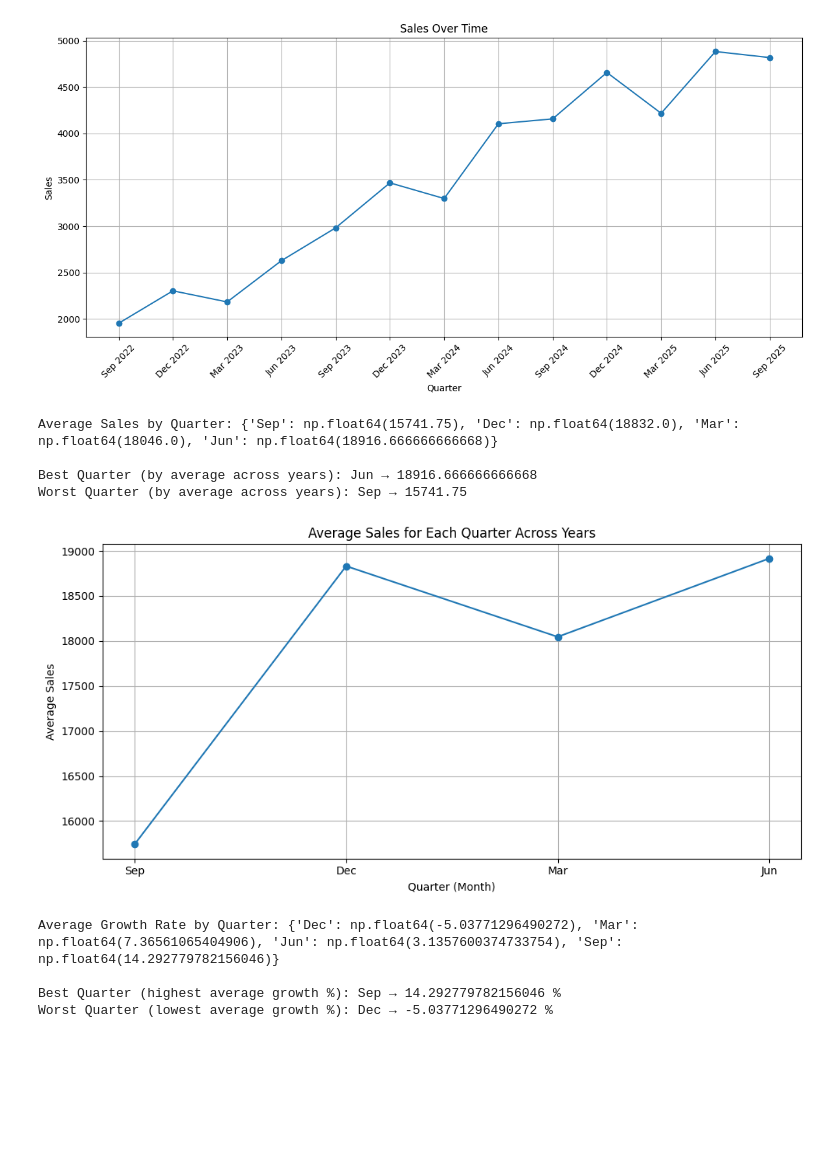
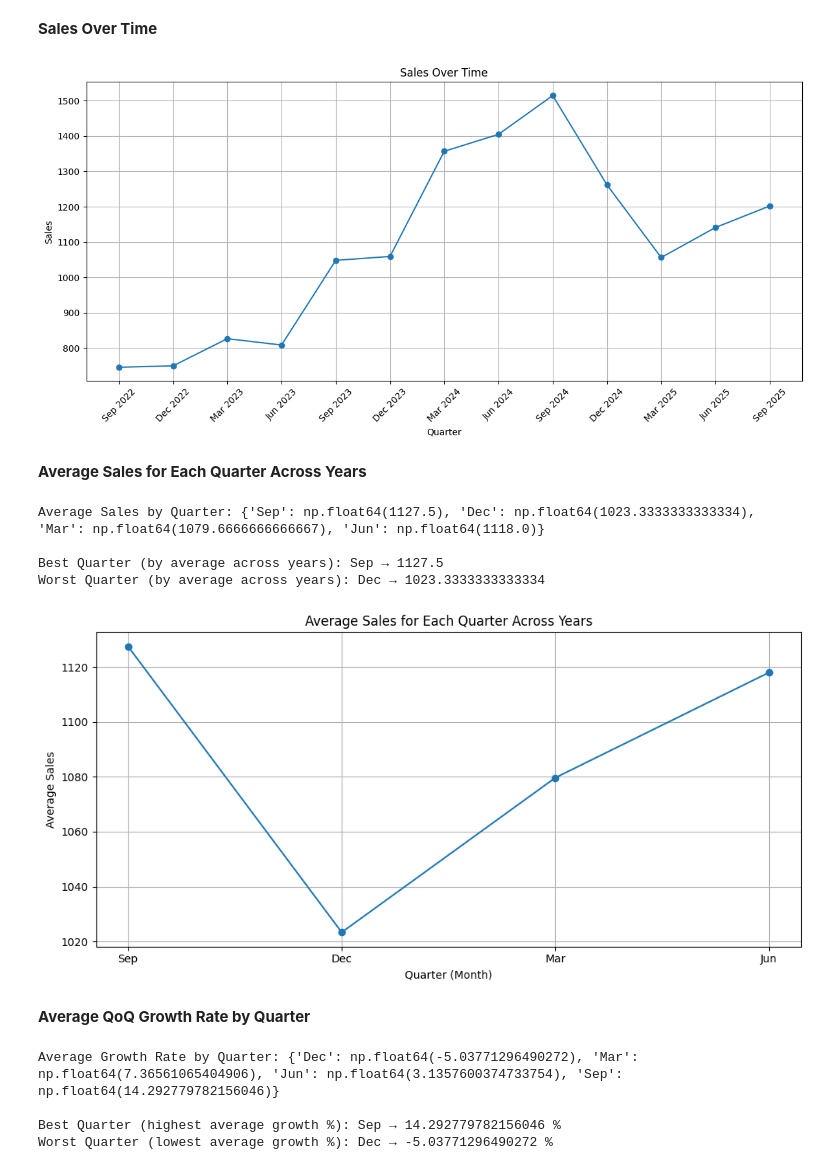
Before and after one commit to prahlad-pallav/Stock_Market_Analysis, a Jupyter notebook: Sales_QoQ.ipynb, the cells around one changed output. Drawn from its saved outputs; the diff is of its cells as text; code cells hidden in the pictures; blank space fills up the shorter version.

```diff
--- a/Sales_QoQ.ipynb
+++ b/Sales_QoQ.ipynb
@@ -1,14 +1,15 @@
 # %% [markdown]
 <a href="https://colab.research.google.com/github/prahlad-pallav/Stock_Market_Analysis/blob/main/Sales_QoQ.ipynb" target="_parent"><img src="https://colab.research.google.com/assets/colab-badge.svg" alt="Open In Colab"/></a>
+# %% [markdown]
+**Sales Over Time**
 # %%
 import matplotlib.pyplot as plt
 import re
 
 # Paste your data here
 raw_text = """
-Sep 2022 Dec 2022 Mar 2023 Jun 2023 Sep 2023 Dec 2023
-Mar 2024 Jun 2024 Sep 2024 Dec 2024 Mar 2025 Jun 2025 Sep 2025
-Sales + 1,953 2,303 2,183 2,628 2,982 3,467 3,298 4,104 4,157 4,657 4,217 4,883 4,818
+Sep 2022	Dec 2022	Mar 2023	Jun 2023	Sep 2023	Dec 2023	Mar 2024	Jun 2024	Sep 2024	Dec 2024	Mar 2025	Jun 2025	Sep 2025
+Sales +	745	749	826	808	1,048	1,059	1,357	1,405	1,515	1,262	1,056	1,141	1,202
 """
 
 # 1. Extract all date strings (only month + year)
@@ -33,7 +34,9 @@ plt.grid(True)
 plt.tight_layout()
 plt.show()
 # %% [output]
-[figure, old version]
+[figure, new version]
+# %% [markdown]
+**Average Sales for Each Quarter Across Years**
 # %%
 import matplotlib.pyplot as plt
 import re
@@ -43,7 +46,7 @@ import numpy as np
 # Paste your data here (any length, any values)
 raw_text = """
 Sep 2022	Dec 2022	Mar 2023	Jun 2023	Sep 2023	Dec 2023	Mar 2024	Jun 2024	Sep 2024	Dec 2024	Mar 2025	Jun 2025	Sep 2025
-Sales +	12,498	14,933	14,161	16,683	14,944	19,452	17,825	19,571	16,970	22,111	22,152	20,496	18,555
+Sales +	745	749	826	808	1,048	1,059	1,357	1,405	1,515	1,262	1,056	1,141	1,202
 """
 
 # ---- 1. Extract MMM YYYY ----
@@ -57,37 +60,39 @@ sales = sales[:len(quarters)]
 
 # ---- 3. Group sales by quarter name (ex: "Mar", "Jun", etc.) ----
 quarter_groups = defaultdict(list)
 
 for q, s in zip(quarters, sales):
     month = q.split()[0]          # "Mar" from "Mar 2023"
     quarter_groups[month].append(s)
 
 # ---- 4. Compute average for each quarter type ----
 avg_by_quarter = {month: np.mean(values) for month, values in quarter_groups.items()}
 
 # ---- 5. Determine best and worst average quarter ----
 best_quarter = max(avg_by_quarter, key=avg_by_quarter.get)
 worst_quarter = min(avg_by_quarter, key=avg_by_quarter.get)
 
 print("Average Sales by Quarter:", avg_by_quarter)
 print("\nBest Quarter (by average across years):", best_quarter, "→", avg_by_quarter[best_quarter])
 print("Worst Quarter (by average across years):", worst_quarter, "→", avg_by_quarter[worst_quarter])
 
 # ---- 6. Plot average performance by quarter ----
 plt.figure(figsize=(10,5))
 plt.plot(list(avg_by_quarter.keys()), list(avg_by_quarter.values()), marker='o')
 plt.xlabel("Quarter (Month)")
 plt.ylabel("Average Sales")
 plt.title("Average Sales for Each Quarter Across Years")
 plt.grid(True)
 plt.tight_layout()
 plt.show()
 # %% [output]
-Average Sales by Quarter: {'Sep': np.float64(15741.75), 'Dec': np.float64(18832.0), 'Mar': np.float64(18046.0), 'Jun': np.float64(18916.666666666668)}
+Average Sales by Quarter: {'Sep': np.float64(1127.5), 'Dec': np.float64(1023.3333333333334), 'Mar': np.float64(1079.6666666666667), 'Jun': np.float64(1118.0)}
 
-Best Quarter (by average across years): Jun → 18916.666666666668
-Worst Quarter (by average across years): Sep → 15741.75
+Best Quarter (by average across years): Sep → 1127.5
+Worst Quarter (by average across years): Dec → 1023.3333333333334
-[figure, old version]
+[figure, new version]
+# %% [markdown]
+**Average QoQ Growth Rate by Quarter**
 # %%
 import matplotlib.pyplot as plt
 import re
```
